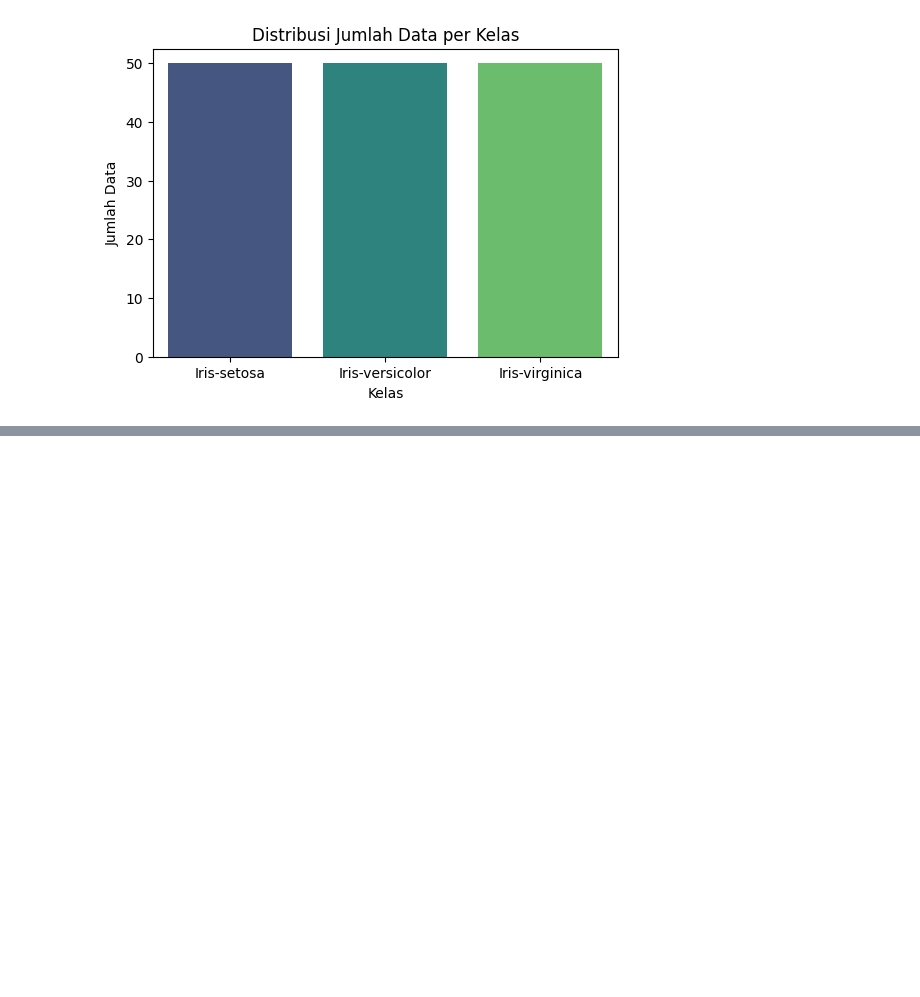
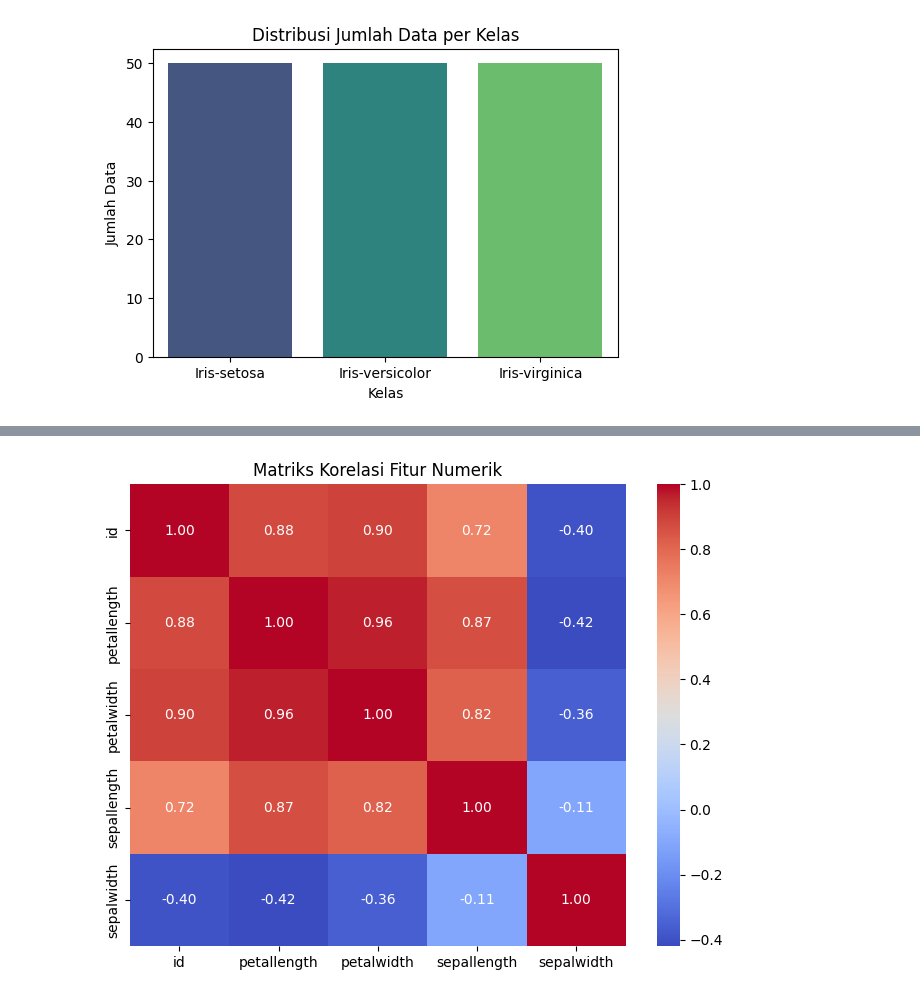
Before and after one commit to AqbilBarakaa/psd, a Jupyter notebook: psd/_build/jupyter_execute/ExplorasiData.ipynb, the cells around one changed output, grey strips where cells are left out. Drawn from its saved outputs; the diff is of its cells as text; code cells hidden in the pictures; blank space fills up the shorter version.

```diff
--- a/psd/_build/jupyter_execute/ExplorasiData.ipynb
+++ b/psd/_build/jupyter_execute/ExplorasiData.ipynb
@@ -116,0 +136,7 @@ Passing `palette` without assigning `hue` is deprecated and will be removed in v
+# %%
+plt.figure(figsize=(8,6))
+sns.heatmap(df_combined.corr(numeric_only=True), annot=True, cmap="coolwarm", fmt=".2f")
+plt.title("Matriks Korelasi Fitur Numerik")
+plt.show()
+# %% [output]
+[figure, added]
```
Also changed, not shown: parts of 19 cells of this notebook, 11 other files.
